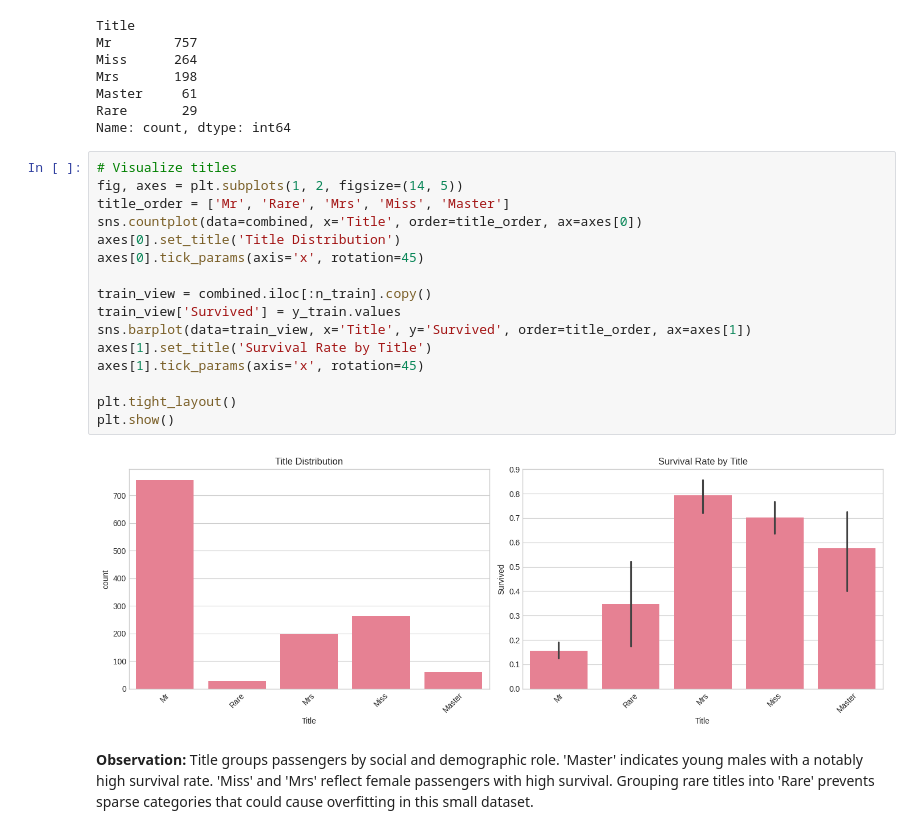
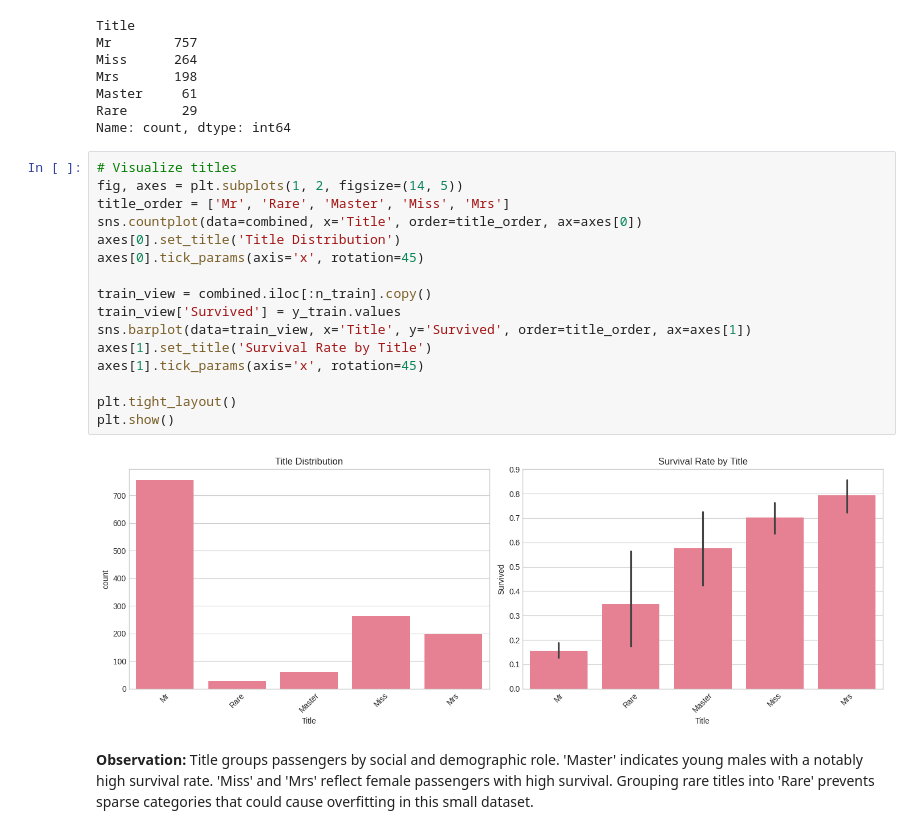
Before and after one commit to Chexor/ML-Titanic-Competition, a Jupyter notebook: Titanic_Disaster_Challenge-Final.ipynb, the cells around one changed output. Saved outputs shown, nothing was run; the diff lists cells and outputs as text.

```diff
--- a/Titanic_Disaster_Challenge-Final.ipynb
+++ b/Titanic_Disaster_Challenge-Final.ipynb
@@ -473,21 +478,21 @@ Name: count, dtype: int64
 # %%
 # Visualize titles
 fig, axes = plt.subplots(1, 2, figsize=(14, 5))
-title_order = ['Mr', 'Rare', 'Mrs', 'Miss', 'Master']
+title_order = ['Mr', 'Rare', 'Master', 'Miss', 'Mrs']
 sns.countplot(data=combined, x='Title', order=title_order, ax=axes[0])
 axes[0].set_title('Title Distribution')
 axes[0].tick_params(axis='x', rotation=45)
 
 train_view = combined.iloc[:n_train].copy()
 train_view['Survived'] = y_train.values
 sns.barplot(data=train_view, x='Title', y='Survived', order=title_order, ax=axes[1])
 axes[1].set_title('Survival Rate by Title')
 axes[1].tick_params(axis='x', rotation=45)
 
 plt.tight_layout()
 plt.show()
 # %% [output]
-[figure, old version]
+[figure, new version]
 # %% [markdown]
 **Observation:** Title groups passengers by social and demographic role. 'Master' indicates young males with a notably high survival rate. 'Miss' and 'Mrs' reflect female passengers with high survival. Grouping rare titles into 'Rare' prevents sparse categories that could cause overfitting in this small dataset.
 # %% [markdown]
```
Also changed, not shown: parts of 44 cells of this notebook, 12 other files.
